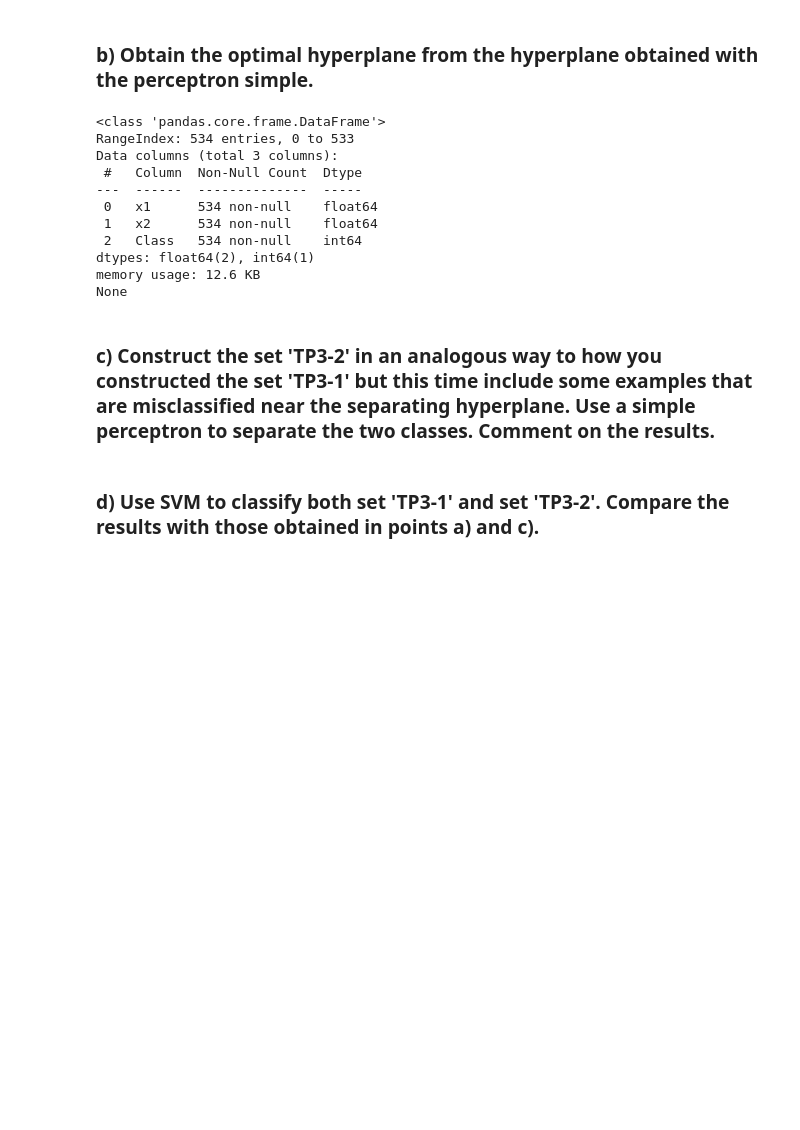
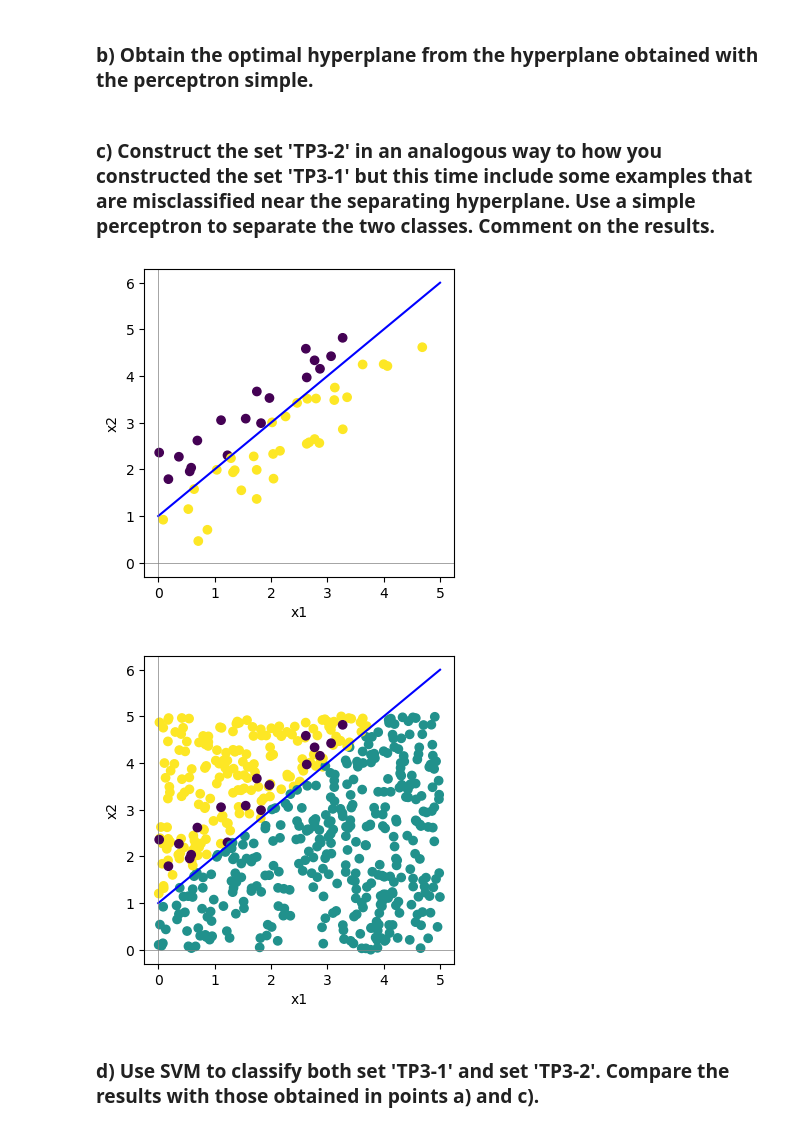
Before and after one commit to papekoja/72.75-ML, a Jupyter notebook: TP3/tp3.ipynb, the cells around one changed output. Drawn from its saved outputs; the diff is of its cells as text; code cells hidden in the pictures; blank space fills up the shorter version.

```diff
--- a/TP3/tp3.ipynb
+++ b/TP3/tp3.ipynb
@@ -124,47 +127,38 @@ weighted avg       0.99      0.99      0.99       125
 # %% [markdown]
 
 ### b) Obtain the optimal hyperplane from the hyperplane obtained with the perceptron simple.
-# %%
-TP3_2 = TP3_1.copy()
-
-n_additional_points = 100
-additional_data = []
-
-# Generate additional data points near the separating hyperplane
-for _ in range(n_additional_points):
-    x1_new = random.uniform(0, 5)
-    x2_new = random.uniform(0, 5)
-
-    # Calculate the distance from the point to the separating hyperplane
-    distance = abs(b0 + b1 * x1_new + b2 * x2_new) / (b1 ** 2 + b2 ** 2) ** 0.5
-
-    # Check if the distance is less than 1 (within 1 unit from the hyperplane)
-    if distance <= 1:
-        # Determine the class based on the hyperplane
-        class_label = 1 if (b0 + b1 * x1_new + b2 * x2_new) > 0 else 0
-
-        # Append the new data point to the list as a dictionary
-        additional_data.append({'x1': x1_new, 'x2': x2_new, 'Class': class_label})
-
-# Convert the list of dictionaries into a DataFrame and concat to TP3_1
-additional_df = pd.DataFrame(additional_data)
-TP3_2 = pd.concat([TP3_2, additional_df], ignore_index=True)
-
-# Print the first few rows of TP3_2 to verify
-print(TP3_2.info())
-# %% [output]
-<class 'pandas.core.frame.DataFrame'>
-RangeIndex: 534 entries, 0 to 533
-Data columns (total 3 columns):
- #   Column  Non-Null Count  Dtype
----  ------  --------------  -----
- 0   x1      534 non-null    float64
- 1   x2      534 non-null    float64
- 2   Class   534 non-null    int64
-dtypes: float64(2), int64(1)
-memory usage: 12.6 KB
-None
 # %% [markdown]
 ### c) Construct the set 'TP3-2' in an analogous way to how you constructed the set 'TP3-1' but this time include some examples that are misclassified near the separating hyperplane. Use a simple perceptron to separate the two classes. Comment on the results.
+# %%
+TP3_2 = TP3_1.copy()
+
+n_additional_points = 100
+additional_data = []
+
+# Generate additional data points near the separating hyperplane
+for _ in range(n_additional_points):
+    x1_new = random.uniform(0, 5)
+    x2_new = random.uniform(0, 5)
+
+    # Calculate the distance from the point to the separating hyperplane
+    distance = abs(b0 + b1 * x1_new + b2 * x2_new) / (b1 ** 2 + b2 ** 2) ** 0.5
+
+    # Check if the distance is less than 1 (within 1 unit from the hyperplane)
+    if distance <= 1:
+        # Determine the class based on the hyperplane
+        class_label = 1 if (b0 + b1 * x1_new + b2 * x2_new) > 0 else 0
+
+        # Append the new data point to the list as a dictionary
+        additional_data.append({'x1': x1_new, 'x2': x2_new, 'Class': -1 * class_label}) # for some reason it does it oposite so -1 to fix
+
+# Convert the list of dictionaries into a DataFrame and concat to TP3_1
+additional_df = pd.DataFrame(additional_data)
+TP3_2 = pd.concat([TP3_2, additional_df], ignore_index=True)
+
+ploting(additional_df)
+ploting(TP3_2)
+# %% [output]
+[figure, added]
+[figure, added]
 # %% [markdown]
 ### d) Use SVM to classify both set 'TP3-1' and set 'TP3-2'. Compare the results with those obtained in points a) and c).
```
Also changed, not shown: parts of 2 cells of this notebook.
